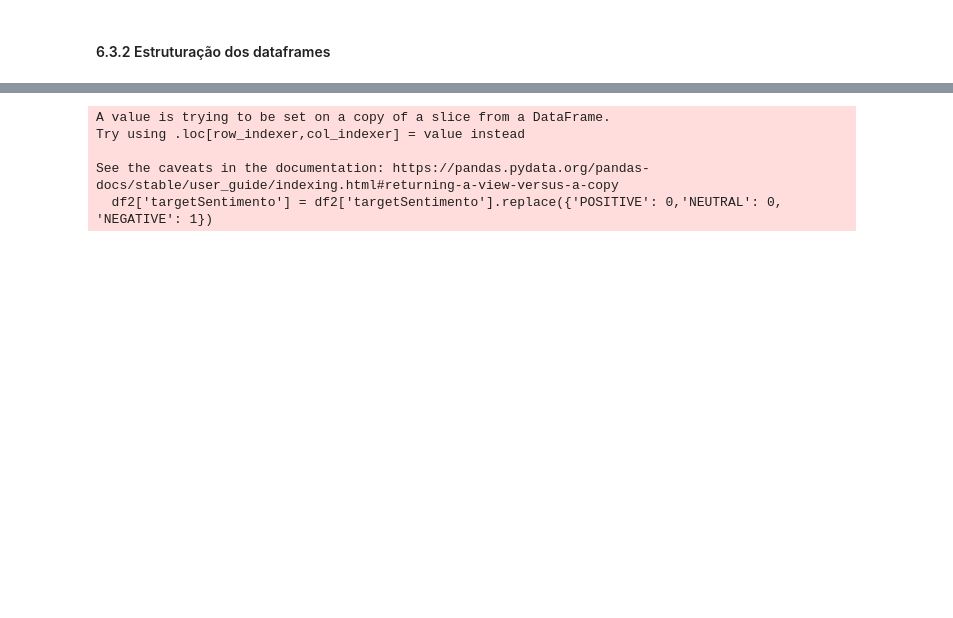
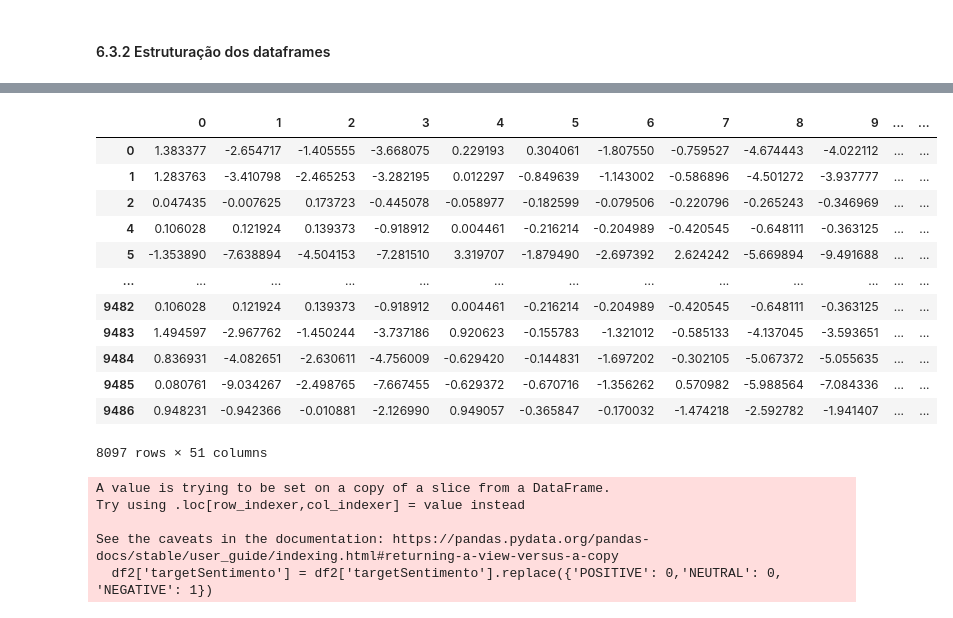
Before and after one commit to 2023M6T4-Inteli/Projeto01, a Jupyter notebook: src/notebook/ModeloPLN_grupo1_sprint3.ipynb, the cells around one changed output, grey strips where cells are left out. Saved outputs shown, nothing was run; the diff lists cells and outputs as text; code cells hidden in the pictures; blank space fills up the shorter version.

```diff
--- a/src/notebook/ModeloPLN_grupo1_sprint3.ipynb
+++ b/src/notebook/ModeloPLN_grupo1_sprint3.ipynb
@@ -1164,8 +1133,24 @@ dfWord2Vec
 9487 rows × 51 columns
 # %%
 indices_a_remover = dfWord2Vec[dfWord2Vec[1].isnull()].index  # Obtém os índices das linhas a serem removidas em dfWord2Vec
-dfWord2Vec = dfWord2Vec.drop(indices_a_remover)
+dfresultadoModeloWord2Vec = dfWord2Vec.drop(indices_a_remover)
 df2 = df.loc[~df.index.isin(indices_a_remover)]
+# %%
+dfresultadoModeloWord2Vec
+# %% [output]
+|  | 0 | 1 | 2 | 3 | 4 | 5 | 6 | 7 | 8 | 9 | ... | ... |
+| 0 | 1.383377 | -2.654717 | -1.405555 | -3.668075 | 0.229193 | 0.304061 | -1.807550 | -0.759527 | -4.674443 | -4.022112 | ... | ... |
+| 1 | 1.283763 | -3.410798 | -2.465253 | -3.282195 | 0.012297 | -0.849639 | -1.143002 | -0.586896 | -4.501272 | -3.937777 | ... | ... |
+| 2 | 0.047435 | -0.007625 | 0.173723 | -0.445078 | -0.058977 | -0.182599 | -0.079506 | -0.220796 | -0.265243 | -0.346969 | ... | ... |
+| 4 | 0.106028 | 0.121924 | 0.139373 | -0.918912 | 0.004461 | -0.216214 | -0.204989 | -0.420545 | -0.648111 | -0.363125 | ... | ... |
+| 5 | -1.353890 | -7.638894 | -4.504153 | -7.281510 | 3.319707 | -1.879490 | -2.697392 | 2.624242 | -5.669894 | -9.491688 | ... | ... |
+| ... | ... | ... | ... | ... | ... | ... | ... | ... | ... | ... | ... | ... |
+| 9482 | 0.106028 | 0.121924 | 0.139373 | -0.918912 | 0.004461 | -0.216214 | -0.204989 | -0.420545 | -0.648111 | -0.363125 | ... | ... |
+| 9483 | 1.494597 | -2.967762 | -1.450244 | -3.737186 | 0.920623 | -0.155783 | -1.321012 | -0.585133 | -4.137045 | -3.593651 | ... | ... |
+| 9484 | 0.836931 | -4.082651 | -2.630611 | -4.756009 | -0.629420 | -0.144831 | -1.697202 | -0.302105 | -5.067372 | -5.055635 | ... | ... |
+| 9485 | 0.080761 | -9.034267 | -2.498765 | -7.667455 | -0.629372 | -0.670716 | -1.356262 | 0.570982 | -5.988564 | -7.084336 | ... | ... |
+| 9486 | 0.948231 | -0.942366 | -0.010881 | -2.126990 | 0.949057 | -0.365847 | -0.170032 | -1.474218 | -2.592782 | -1.941407 | ... | ... |
+8097 rows × 51 columns
 # %%
 #Redefine as classes, juntando positivo e neutro como 0 e negativo como 1
 df2['targetSentimento'] = df2['targetSentimento'].replace({'POSITIVE': 0,'NEUTRAL': 0, 'NEGATIVE': 1})
```
Also changed, not shown: parts of 29 cells of this notebook.
